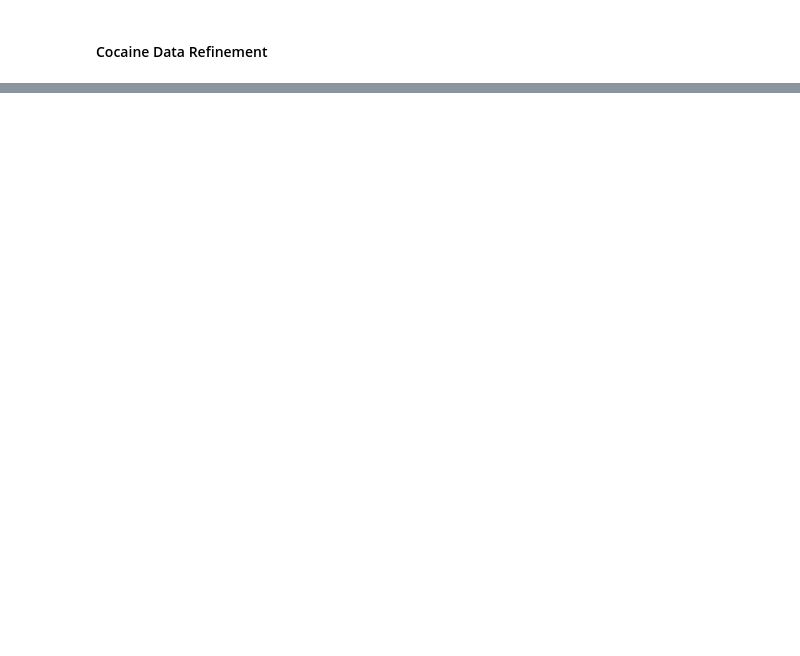
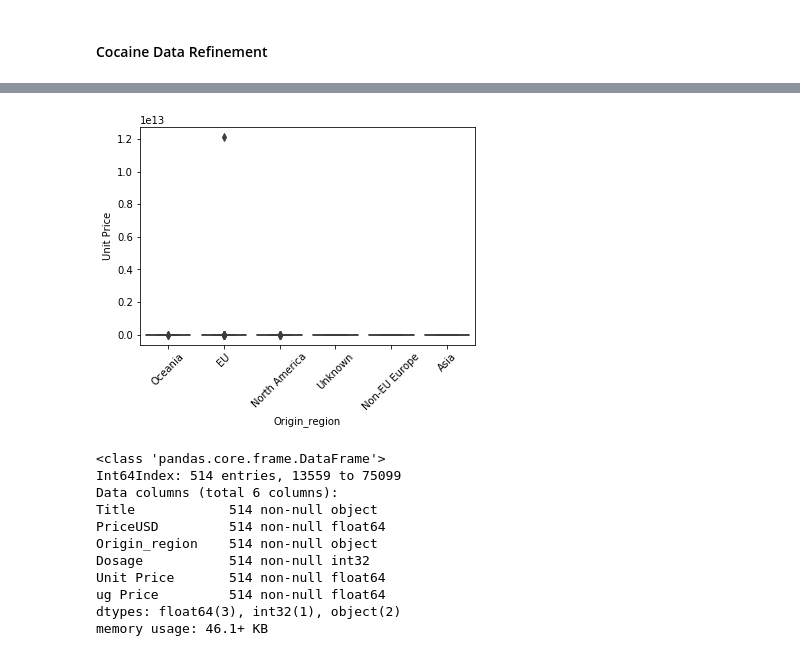
Before and after one commit to danielpetterson/darkwebmarkets, a Jupyter notebook: darknet_1.ipynb, the cells around one changed output, grey strips where cells are left out. Saved outputs shown, nothing was run; the diff lists cells and outputs as text; code cells hidden in the pictures; blank space fills up the shorter version.

```diff
--- a/darknet_1.ipynb
+++ b/darknet_1.ipynb
@@ -662,0 +759,24 @@ plt.show()
+# %%
+# Remove outliers likely caused by improper data entry/extraction
+dflsd1=dflsd[['Title','PriceUSD','Origin_region','Dosage','Unit Price','ug Price']].dropna()
+
+# Boxplot
+sns.boxplot( x=dflsd1["Origin_region"], y=dflsd1["Unit Price"])
+plt.xticks(rotation=45)
+plt.show()
+
+dflsd1.sort_values(by='ug Price', ascending=False)
+dflsd1.info()
+# %% [output]
+[figure, added]
+<class 'pandas.core.frame.DataFrame'>
+Int64Index: 514 entries, 13559 to 75099
+Data columns (total 6 columns):
+Title            514 non-null object
+PriceUSD         514 non-null float64
+Origin_region    514 non-null object
+Dosage           514 non-null int32
+Unit Price       514 non-null float64
+ug Price         514 non-null float64
+dtypes: float64(3), int32(1), object(2)
+memory usage: 46.1+ KB
```
Also changed, not shown: parts of 10 cells of this notebook.
